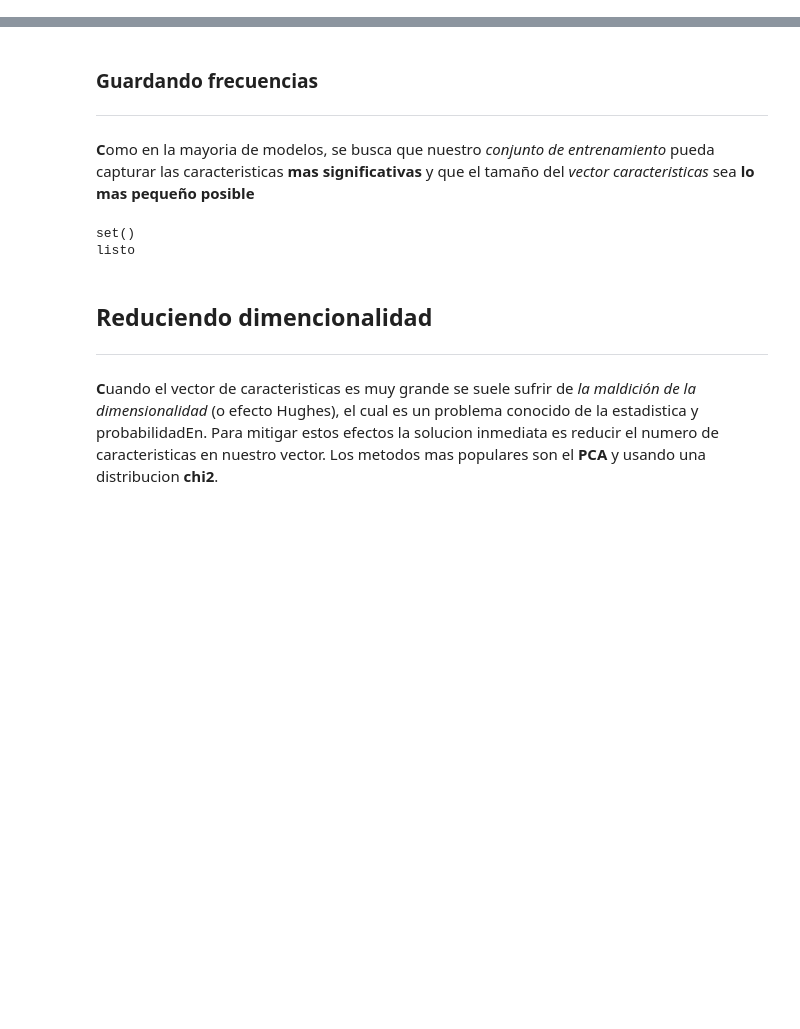
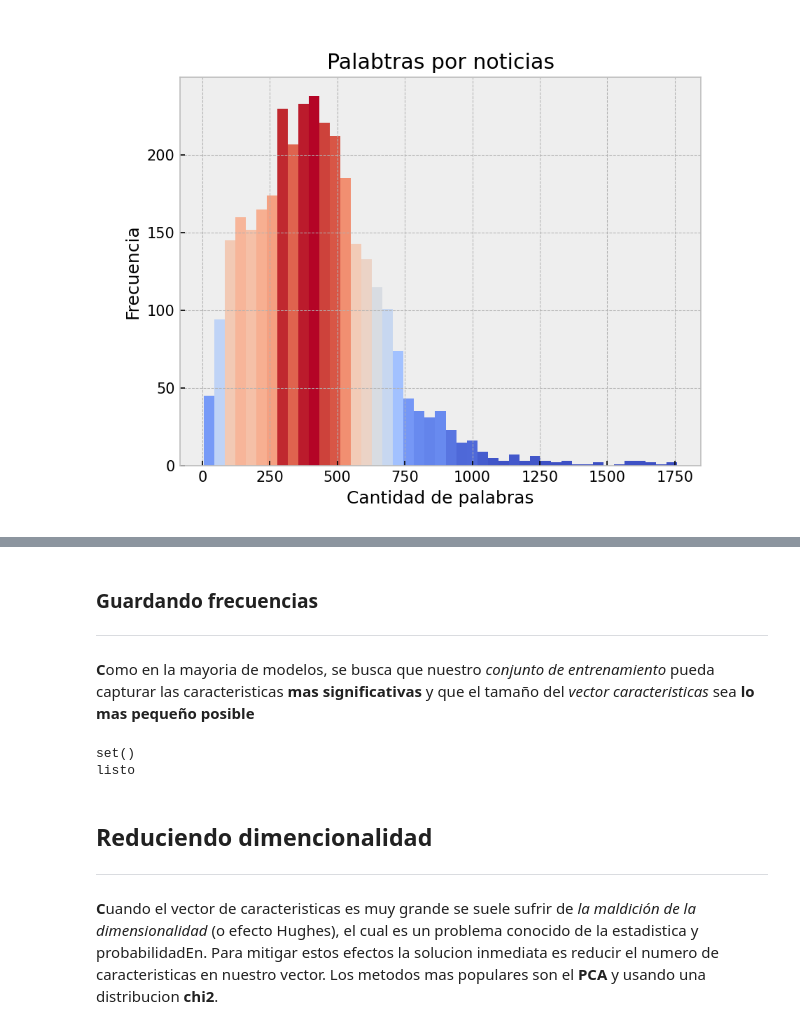
Before and after one commit to JuventinoLVH/principales_temas_de_interes_nacional, a Jupyter notebook: graficas.ipynb, the cells around one changed output, grey strips where cells are left out. Saved outputs shown, nothing was run; the diff lists cells and outputs as text; code cells hidden in the pictures; blank space fills up the shorter version.

Commit message:
Primera limpia de datos

```diff
--- a/graficas.ipynb
+++ b/graficas.ipynb
@@ -39,0 +24,15 @@ El EDA se realizara en la plataforma [Tableau](https://www.tableau.com/es-mx), p
+# %%
+with open('datos/datos_crudos.json', 'r') as file_1:
+    json_res: dict = json.loads(file_1.read(),strict=False)
+corpus = pd.DataFrame(json_res)
+
+tab = corpus.describe().copy()
+tab.iloc[2].iloc[0] = (tab.iloc[2].iloc[0])[0:50] + "..."
+tab.iloc[2].iloc[2] = (tab.iloc[2].iloc[2])[0:50] + "..."
+print(tabulate(tab, headers='keys', tablefmt='outlin:e'))
+
+tab = corpus.head().copy()
+for col in tab.index:
+    tab.iloc[col].iloc[0]=tab.iloc[col].iloc[0][0:50] + "..."
+    tab.iloc[col].iloc[2]=tab.iloc[col].iloc[2][0:50] + "..."
+print(tabulate(tab, headers='keys', tablefmt='outline'))
@@ -39,0 +110,34 @@ El EDA se realizara en la plataforma [Tableau](https://www.tableau.com/es-mx), p
+# %%
+#=========> Plot de frecuencias chido
+def PlotFrecuencias(df,colorpalet,x_lab,y_lab,title,style="bmh"):
+    with plt.style.context(style):
+        fig, axs = plt.subplots()
+        N, bins, patches = axs.hist(df,bins=45)
+
+        fracs = N / N.max()
+        norm = colors.Normalize(fracs.min(), fracs.max())
+
+        for thisfrac, thispatch in zip(fracs, patches):
+            color = colorpalet(norm(thisfrac))
+            thispatch.set_facecolor(color)
+
+        axs.hist(df, bins=45, density=True)
+        plt.title(title)
+        plt.xlabel(x_lab)
+        plt.ylabel(y_lab)
+
+#=========> Se calculan los persentiles para que la grafica se vea chilo
+quantile_low = cantidad_palabras.quantile(0.00)
+quantile_high = cantidad_palabras.quantile(0.985)
+contenido_primer_cuartil = cantidad_palabras[cantidad_palabras < quantile_low]
+contenido_cuarto_cuartil = cantidad_palabras[cantidad_palabras > quantile_high ]
+
+mascara_cuartil_central = lambda x: (x >= quantile_low)&( x <= quantile_high)
+contenido_centro = cantidad_palabras[mascara_cuartil_central]
+
+
+PlotFrecuencias(contenido_centro,plt.cm.coolwarm,
+        "Cantidad de palabras", "Frecuencia",
+        "Palabtras por noticias")
+# %% [output]
+[figure, added]
```
Also changed, not shown: parts of 13 cells of this notebook, 2 other files.
